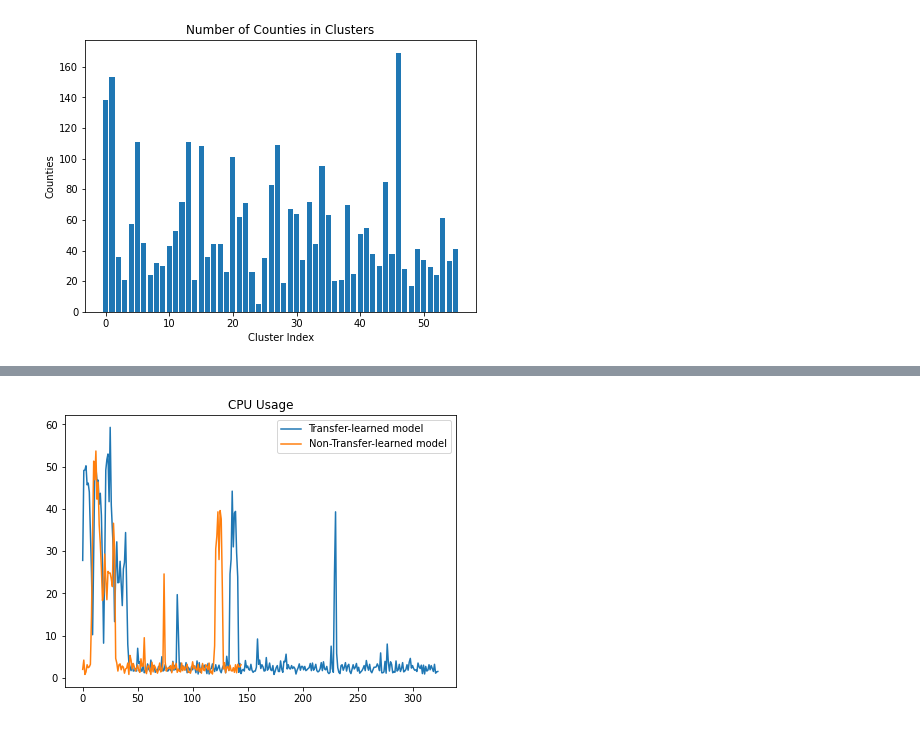
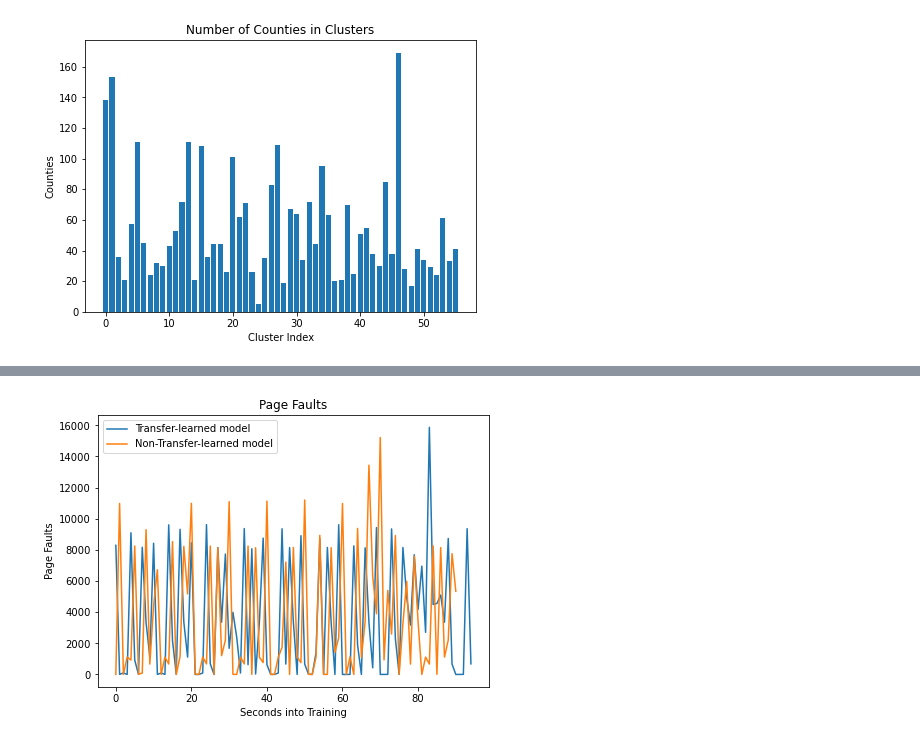
Before and after one commit to menuka94/transfer-learning, a Jupyter notebook: Job_Profiling.ipynb, the cells around one changed output, grey strips where cells are left out. Saved outputs shown, nothing was run; the diff lists cells and outputs as text; code cells hidden in the pictures.

```diff
--- a/Job_Profiling.ipynb
+++ b/Job_Profiling.ipynb
@@ -548,0 +584,6 @@ plt.show()
+# %%
+no_tl_vm_df = pd.read_csv(f"experiment_data/cluster_metrics/single_machine/non_tl_VM.csv", header=0)
+tl_vm_df = pd.read_csv(f"experiment_data/cluster_metrics/single_machine/tl_VM.csv", header=0)
+tl_vm_2_df = pd.read_csv(f"experiment_data/cluster_metrics/single_machine/tl_2_VM.csv", header=0)
+
+tl_vm_df
@@ -549,11 +604,16 @@ plt.show()
 # %%
 fig, ax = plt.subplots(1,1,figsize=(7,5))
 
-ax.plot(tl_df["CPU_ALL:User%"].to_list(), "-", label="Transfer-learned model")
-ax.plot(no_tl_df["CPU_ALL:User%"].to_list(), "-", label="Non-Transfer-learned model")
-ax.set_title("CPU Usage")
+tl_fixed = tl_vm_df.iloc[55:150]
+no_tl_fixed = no_tl_vm_df.iloc[55:]
+
+ax.plot(tl_fixed["pgfault"].to_list(), "-", label="Transfer-learned model")
+ax.plot(no_tl_fixed["pgfault"].to_list(), "-", label="Non-Transfer-learned model")
+ax.set_title("Page Faults")
+ax.set_xlabel("Seconds into Training")
+ax.set_ylabel("Page Faults")
 ax.legend()
 
 plt.show()
 # %% [output]
-[figure, old version]
+[figure, new version]
```
Also changed, not shown: parts of 5 cells of this notebook, 8 other files.
